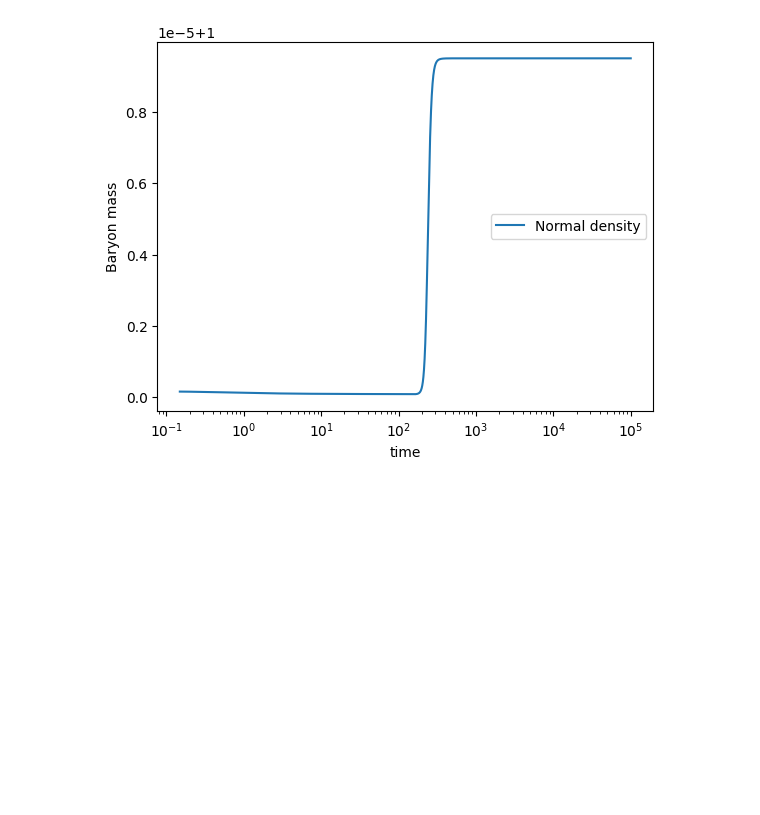
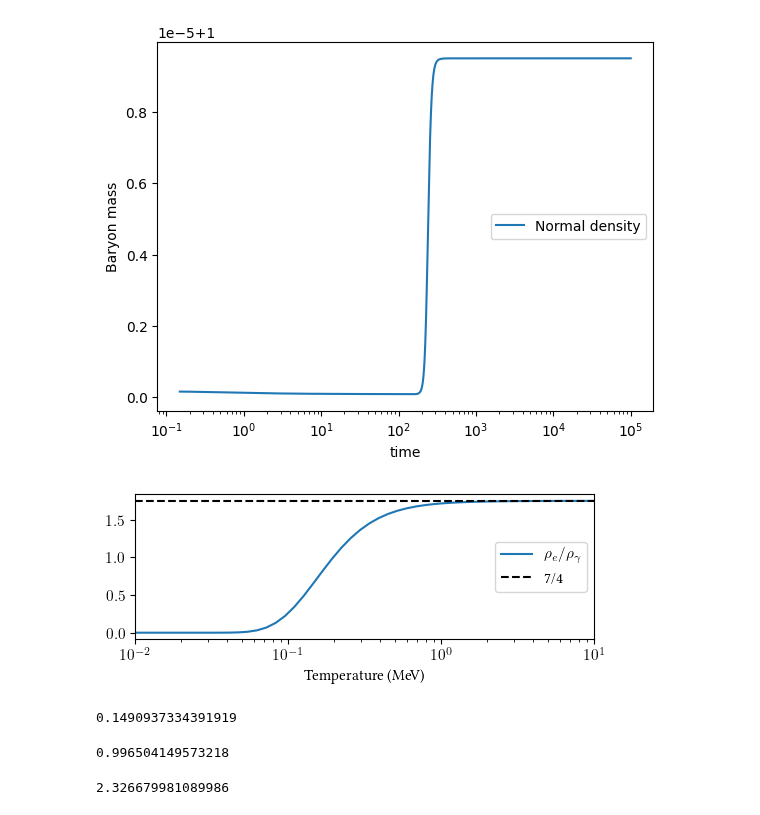
Before and after one commit to hansbdein/Speciale, a Jupyter notebook: CacheBackground.ipynb, the cells around one changed output. Cells and saved outputs as stored; diff of their text form; code cells hidden in the pictures; blank space fills up the shorter version.

```diff
--- a/CacheBackground.ipynb
+++ b/CacheBackground.ipynb
@@ -689,3 +713,59 @@ plt.legend(loc='right')
 plt.show()
 # %% [output]
 [figure]
+# %%
+height = 2
+width = 5.1
+fontsize = 11
+
+
+plt.rcParams.update({
+    'text.usetex'        : True,
+    'font.family'        : 'serif',
+    'font.size'          : fontsize,
+    'text.latex.preamble': r'\usepackage{libertine}'
+})
+#plt.rcParams['text.latex.preamble'] = r'\usepackage{libertine}'
+# %%
+T_test=np.logspace(-2,1)
+
+def rho_e(T): #electron/positron density, chemical potential assumed to be 0 so cosh(phi*n)=1
+    z=e_mass/T
+    return 2/np.pi**2*e_mass**4*np.sum([(-1)**(n+1)*M(n*z) for n in range(1,10)])
+
+#plt.plot(T_test,[rho_e(T) for T in T_test])
+#plt.plot(T_test,[7/4*rho_gamma(T) for T in T_test])
+#fig, axes = plt.subplots(1, 1, figsize=(width, height))
+fig, axes = plt.subplots(1, 1, figsize=(width, height))
+
+fig.subplots_adjust(wspace=0.2, hspace=0.05, left=0.075, right=0.975, bottom=0.225, top=0.95)
+plt.plot(T_test,np.array([rho_e(T) for T in T_test])/np.array([rho_gamma(T) for T in T_test]),label=r'$\rho_{e}/\rho_{\gamma}$')
+#plt.plot(T_cache(soltime),np.array([rho_nu(a_cache(t))/rho_gamma(T_cache(t)) for t in soltime]))
+plt.xscale('log')
+plt.axhline(7/4,color='k',linestyle='--',label='7/4')
+#plt.axhline(n_nu*7/8,color='k',linestyle='--',label='21/8')
+plt.xlim(0.01,10)
+#plt.axvline(T_ini)
+#plt.yscale('log')
+#plt.formatter.use_mathtext=True
+#plt.ylim(1e-40,1e2)#
+plt.xlabel('Temperature (MeV)')
+#plt.ylabel(r'$\rho_{e}/\rho_{\gamma}$')
+plt.legend(loc='right')
+
+fig.savefig('TeX/figures/rhoegammaT.pdf')
+#fig.savefig('rhoegammaT.pdf')
+# %% [output]
+[figure, added]
+# %%
+t_ini/timeunit
+# %% [output]
+0.1490937334391919
+# %%
+rho_e(T_ini)/rho_gamma(T_ini)/7*4
+# %% [output]
+0.996504149573218
+# %%
+T_ini
+# %% [output]
+2.326679981089986
```
Also changed, not shown: parts of 24 cells of this notebook, 24 other files.
